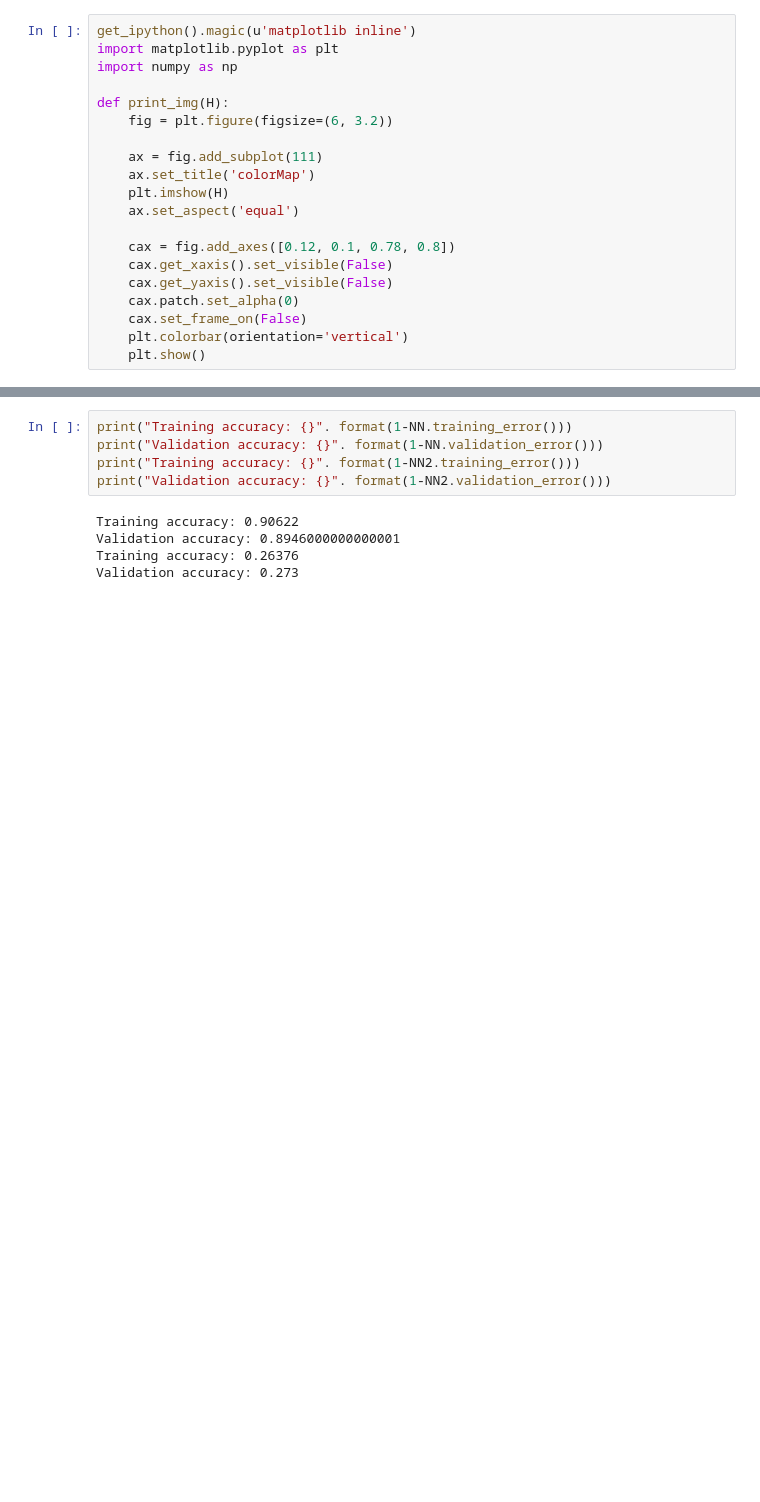
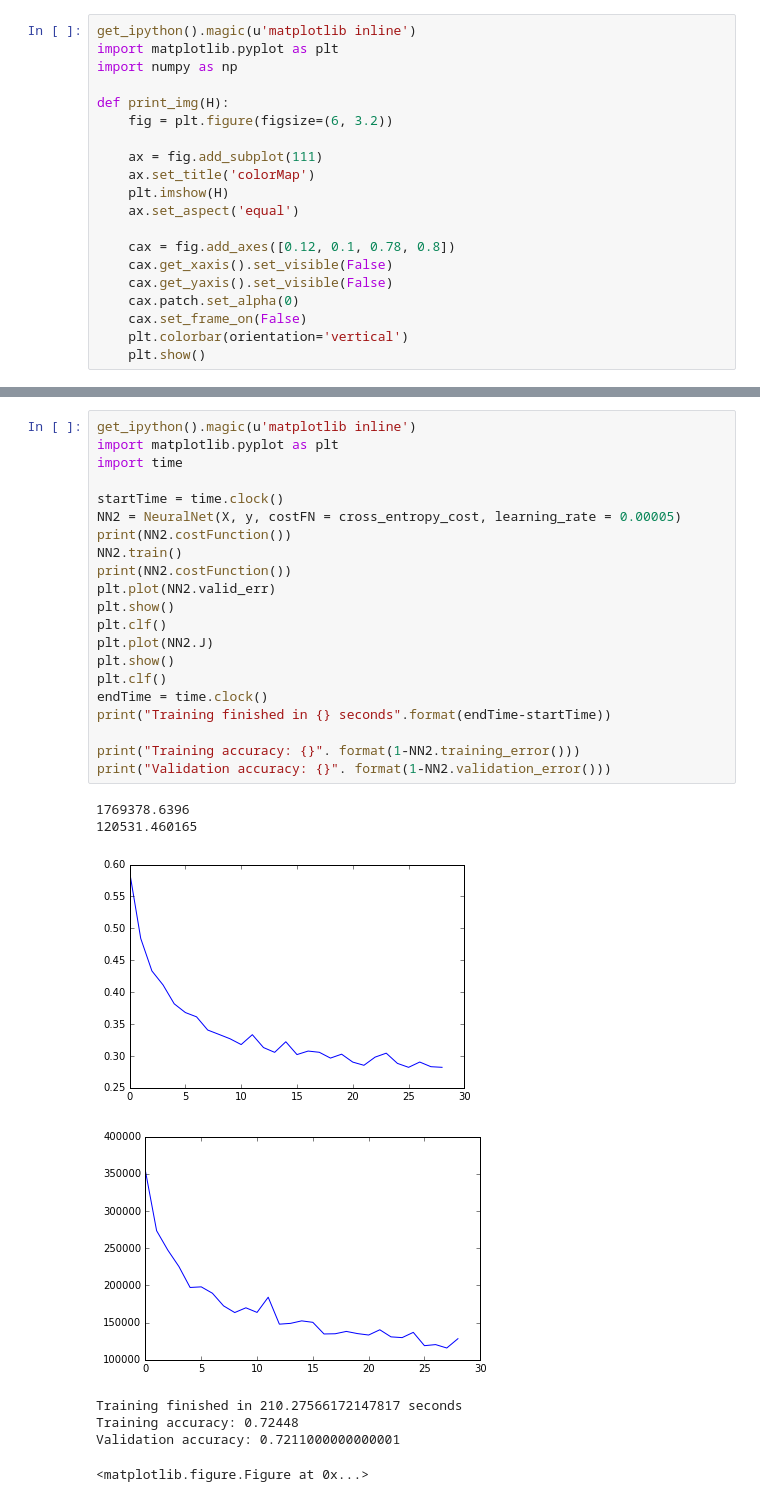
Before and after one commit to HongKit/Neural-Network-Digit-Classifier, a Jupyter notebook: HW6.ipynb, the cells around one changed output, grey strips where cells are left out. Cells and saved outputs as stored; diff of their text form; blank space fills up the shorter version.

```diff
--- a/HW6.ipynb
+++ b/HW6.ipynb
@@ -314,10 +278,30 @@ Validation accuracy: <bound method NeuralNet.validation_error of <__main__.Neura
-# %%
-print("Training accuracy: {}". format(1-NN.training_error()))
-print("Validation accuracy: {}". format(1-NN.validation_error()))
-print("Training accuracy: {}". format(1-NN2.training_error()))
-print("Validation accuracy: {}". format(1-NN2.validation_error()))
-# %% [output]
-Training accuracy: 0.90622
-Validation accuracy: 0.8946000000000001
-Training accuracy: 0.26376
-Validation accuracy: 0.273
+# %%
+get_ipython().magic(u'matplotlib inline')
+import matplotlib.pyplot as plt
+import time
+
+startTime = time.clock()
+NN2 = NeuralNet(X, y, costFN = cross_entropy_cost, learning_rate = 0.00005)
+print(NN2.costFunction())
+NN2.train()
+print(NN2.costFunction())
+plt.plot(NN2.valid_err)
+plt.show()
+plt.clf()
+plt.plot(NN2.J)
+plt.show()
+plt.clf()
+endTime = time.clock()
+print("Training finished in {} seconds".format(endTime-startTime))
+
+print("Training accuracy: {}". format(1-NN2.training_error()))
+print("Validation accuracy: {}". format(1-NN2.validation_error()))
+# %% [output]
+1769378.6396
+120531.460165
+[figure, added]
+[figure, added]
+Training finished in 210.27566172147817 seconds
+Training accuracy: 0.72448
+Validation accuracy: 0.7211000000000001
+<matplotlib.figure.Figure at 0x...>
```
Also changed, not shown: parts of 13 cells of this notebook.
